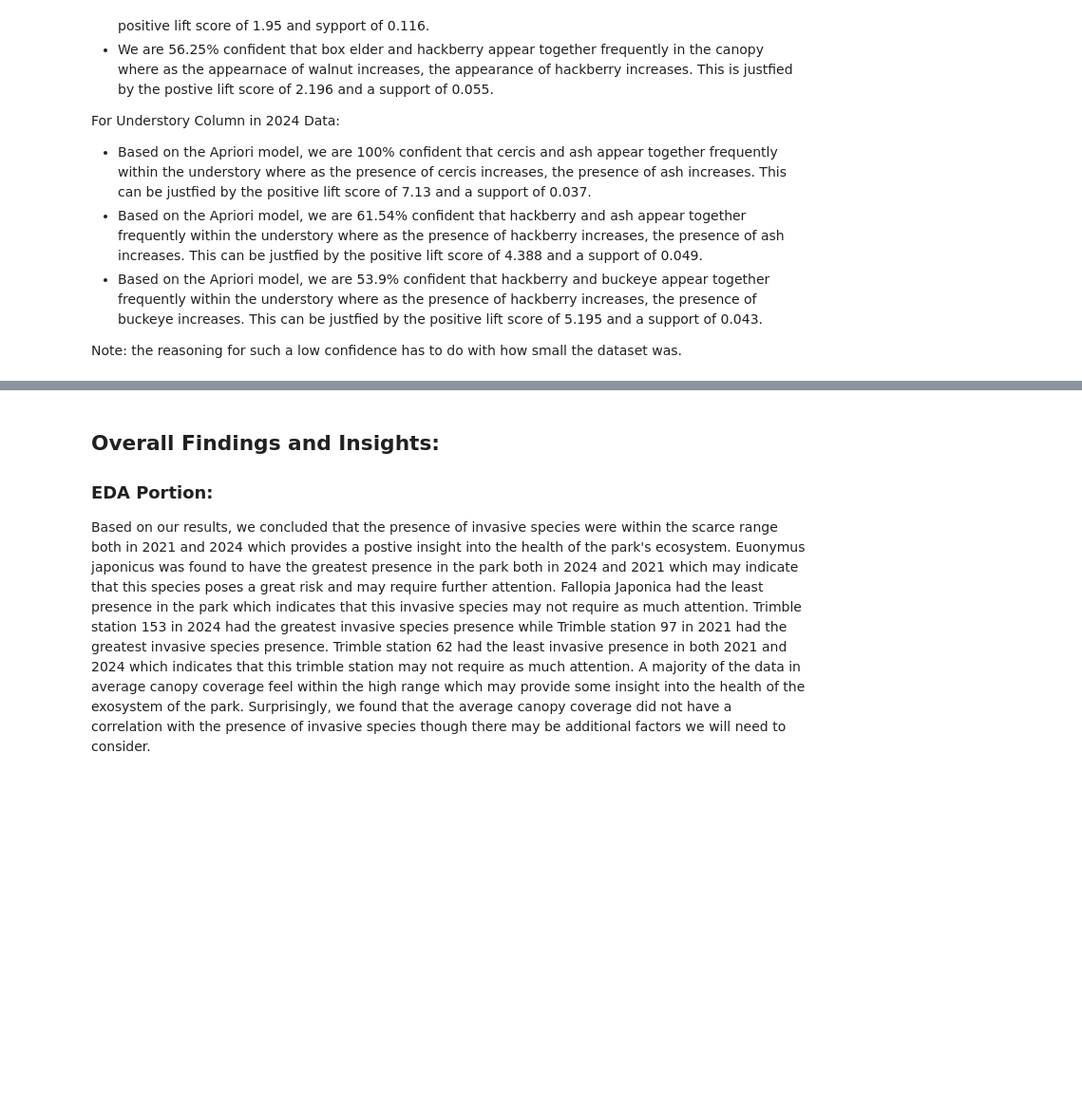
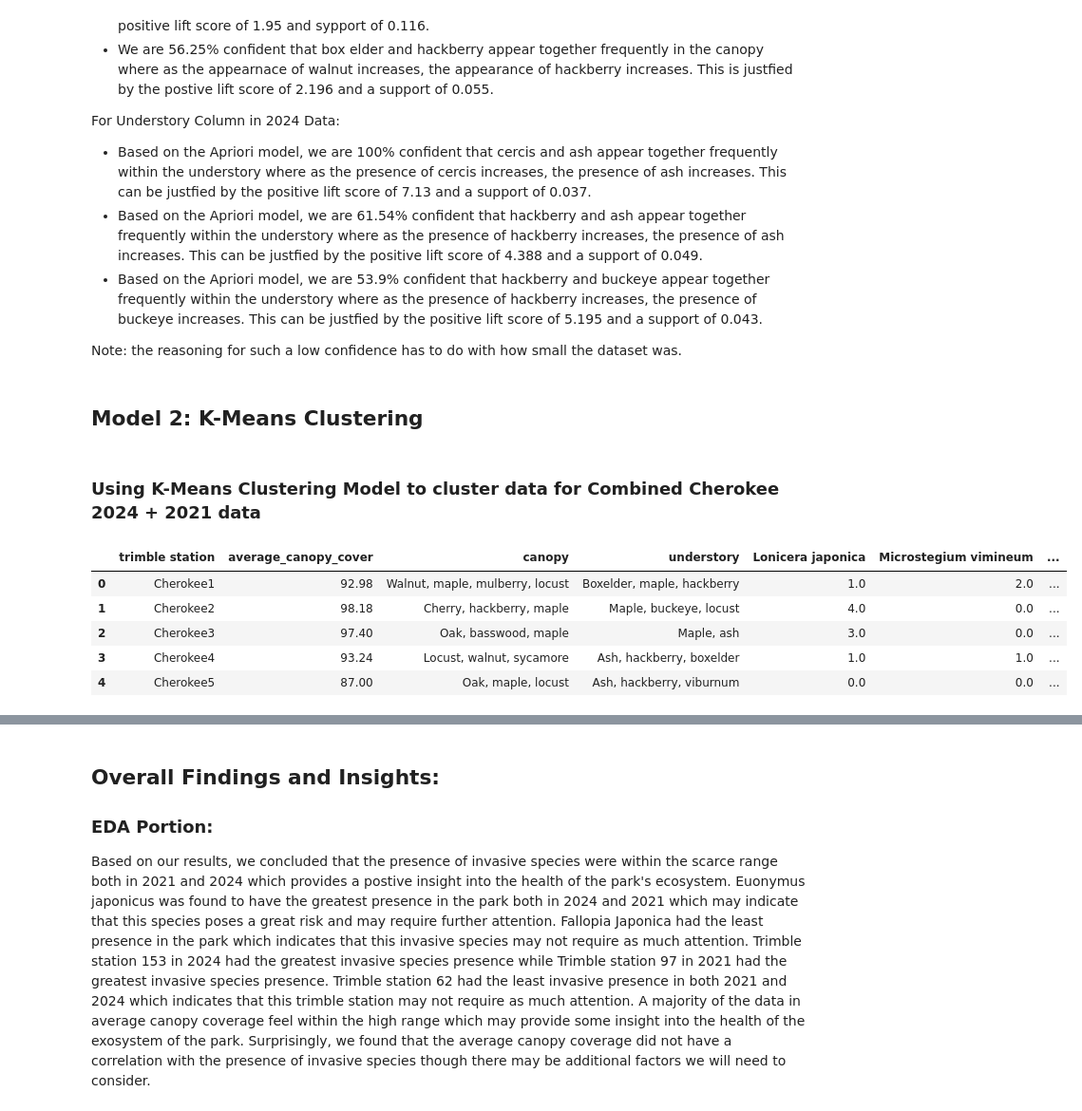
Before and after one commit to Graviton12/CS-430-Group-Project, a Jupyter notebook: Cherokee_Park_2024_and_2021_EDA.ipynb, the cells around one changed output, grey strips where cells are left out. Shown at 95% size. Cells and saved outputs as stored; diff of their text form; code cells hidden in the pictures; blank space fills up the shorter version.

```diff
--- a/Cherokee_Park_2024_and_2021_EDA.ipynb
+++ b/Cherokee_Park_2024_and_2021_EDA.ipynb
@@ -1661,3 +1661,18 @@ For Understory Column in 2024 Data:
 * Based on the Apriori model, we are 53.9% confident that hackberry and buckeye appear together frequently within the understory where as the presence of hackberry increases, the presence of buckeye increases. This can be justfied by the positive lift score of 5.195 and a support of 0.043.
 
 Note: the reasoning for such a low confidence has to do with how small the dataset was.
+# %% [markdown]
+## **Model 2: K-Means Clustering**
+# %% [markdown]
+### **Using K-Means Clustering Model to cluster data for Combined Cherokee 2024 + 2021 data**
+# %%
+# loading the combined dataset
+data = pd.read_excel("/content/drive/MyDrive/CS 430 Group Project/olmstead_dataset.xlsx", sheet_name="Olmstead_combined")
+data.head()
+# %% [output]
+|  | trimble station | average_canopy_cover | canopy | understory | Lonicera japonica | Microstegium vimineum | ... |
+| 0 | Cherokee1 | 92.98 | Walnut, maple, mulberry, locust | Boxelder, maple, hackberry | 1.0 | 2.0 | ... |
+| 1 | Cherokee2 | 98.18 | Cherry, hackberry, maple | Maple, buckeye, locust | 4.0 | 0.0 | ... |
+| 2 | Cherokee3 | 97.40 | Oak, basswood, maple | Maple, ash | 3.0 | 0.0 | ... |
+| 3 | Cherokee4 | 93.24 | Locust, walnut, sycamore | Ash, hackberry, boxelder | 1.0 | 1.0 | ... |
+| 4 | Cherokee5 | 87.00 | Oak, maple, locust | Ash, hackberry, viburnum | 0.0 | 0.0 | ... |
```
Also changed, not shown: parts of 47 cells of this notebook.
